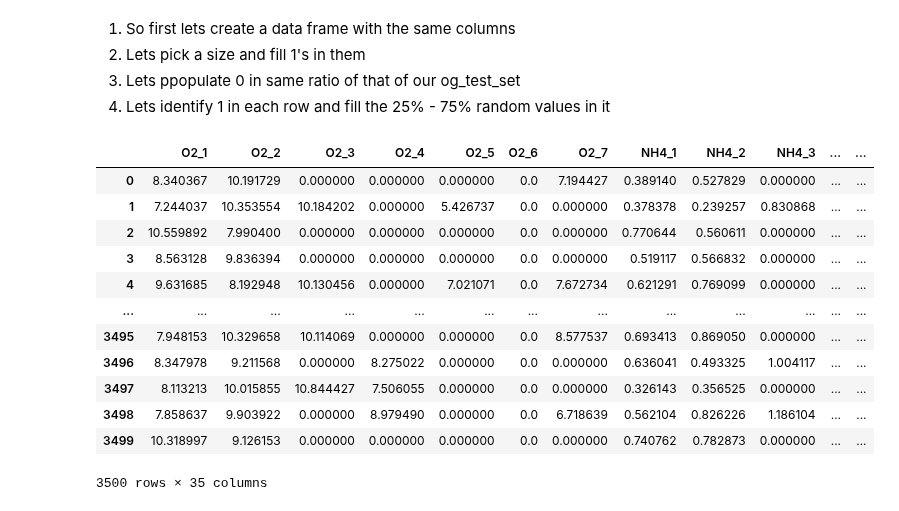
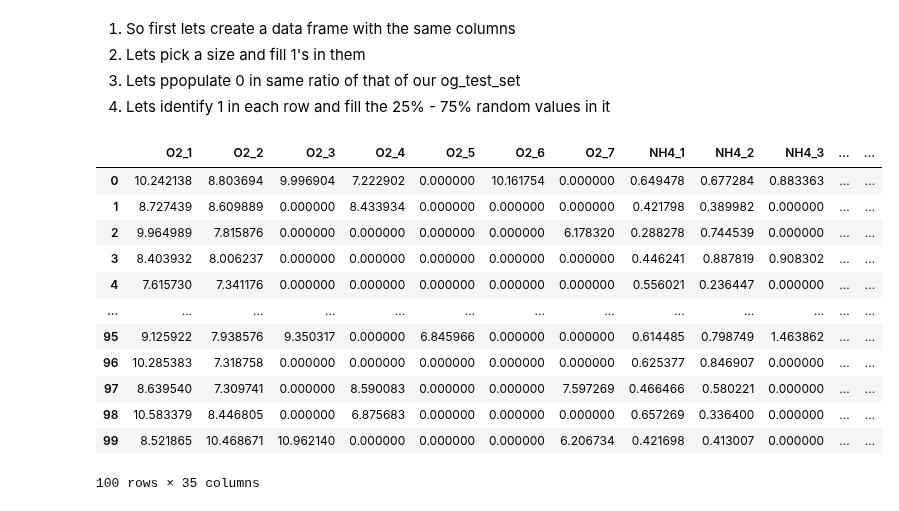
Before and after one commit to subramanya4shenoy/MachineLearningNbs, a Jupyter notebook: Kaggle/Competitions/pgs-s3e21-sub-2-ipynb.ipynb, the cells around one changed output. Cells and saved outputs as stored; diff of their text form; code cells hidden in the pictures.

```diff
--- a/Kaggle/Competitions/pgs-s3e21-sub-2-ipynb.ipynb
+++ b/Kaggle/Competitions/pgs-s3e21-sub-2-ipynb.ipynb
@@ -212,22 +212,22 @@ def recreating_training_set(size):
     train_set = fill_rest_1_with_25_75_ratio(train_set, description)
     return train_set
 # %%
-train_set = recreating_training_set(3500)
+train_set = recreating_training_set(100)
 train_set
 # %% [output]
 |  | O2_1 | O2_2 | O2_3 | O2_4 | O2_5 | O2_6 | O2_7 | NH4_1 | NH4_2 | NH4_3 | ... | ... |
-| 0 | 8.340367 | 10.191729 | 0.000000 | 0.000000 | 0.000000 | 0.0 | 7.194427 | 0.389140 | 0.527829 | 0.000000 | ... | ... |
-| 1 | 7.244037 | 10.353554 | 10.184202 | 0.000000 | 5.426737 | 0.0 | 0.000000 | 0.378378 | 0.239257 | 0.830868 | ... | ... |
-| 2 | 10.559892 | 7.990400 | 0.000000 | 0.000000 | 0.000000 | 0.0 | 0.000000 | 0.770644 | 0.560611 | 0.000000 | ... | ... |
-| 3 | 8.563128 | 9.836394 | 0.000000 | 0.000000 | 0.000000 | 0.0 | 0.000000 | 0.519117 | 0.566832 | 0.000000 | ... | ... |
-| 4 | 9.631685 | 8.192948 | 10.130456 | 0.000000 | 7.021071 | 0.0 | 7.672734 | 0.621291 | 0.769099 | 0.000000 | ... | ... |
+| 0 | 10.242138 | 8.803694 | 9.996904 | 7.222902 | 0.000000 | 10.161754 | 0.000000 | 0.649478 | 0.677284 | 0.883363 | ... | ... |
+| 1 | 8.727439 | 8.609889 | 0.000000 | 8.433934 | 0.000000 | 0.000000 | 0.000000 | 0.421798 | 0.389982 | 0.000000 | ... | ... |
+| 2 | 9.964989 | 7.815876 | 0.000000 | 0.000000 | 0.000000 | 0.000000 | 6.178320 | 0.288278 | 0.744539 | 0.000000 | ... | ... |
+| 3 | 8.403932 | 8.006237 | 0.000000 | 0.000000 | 0.000000 | 0.000000 | 0.000000 | 0.446241 | 0.887819 | 0.908302 | ... | ... |
+| 4 | 7.615730 | 7.341176 | 0.000000 | 0.000000 | 0.000000 | 0.000000 | 0.000000 | 0.556021 | 0.236447 | 0.000000 | ... | ... |
 | ... | ... | ... | ... | ... | ... | ... | ... | ... | ... | ... | ... | ... |
-| 3495 | 7.948153 | 10.329658 | 10.114069 | 0.000000 | 0.000000 | 0.0 | 8.577537 | 0.693413 | 0.869050 | 0.000000 | ... | ... |
-| 3496 | 8.347978 | 9.211568 | 0.000000 | 8.275022 | 0.000000 | 0.0 | 0.000000 | 0.636041 | 0.493325 | 1.004117 | ... | ... |
-| 3497 | 8.113213 | 10.015855 | 10.844427 | 7.506055 | 0.000000 | 0.0 | 0.000000 | 0.326143 | 0.356525 | 0.000000 | ... | ... |
-| 3498 | 7.858637 | 9.903922 | 0.000000 | 8.979490 | 0.000000 | 0.0 | 6.718639 | 0.562104 | 0.826226 | 1.186104 | ... | ... |
-| 3499 | 10.318997 | 9.126153 | 0.000000 | 0.000000 | 0.000000 | 0.0 | 0.000000 | 0.740762 | 0.782873 | 0.000000 | ... | ... |
+| 95 | 9.125922 | 7.938576 | 9.350317 | 0.000000 | 6.845966 | 0.000000 | 0.000000 | 0.614485 | 0.798749 | 1.463862 | ... | ... |
+| 96 | 10.285383 | 7.318758 | 0.000000 | 0.000000 | 0.000000 | 0.000000 | 0.000000 | 0.625377 | 0.846907 | 0.000000 | ... | ... |
+| 97 | 8.639540 | 7.309741 | 0.000000 | 8.590083 | 0.000000 | 0.000000 | 7.597269 | 0.466466 | 0.580221 | 0.000000 | ... | ... |
+| 98 | 10.583379 | 8.446805 | 0.000000 | 6.875683 | 0.000000 | 0.000000 | 0.000000 | 0.657269 | 0.336400 | 0.000000 | ... | ... |
+| 99 | 8.521865 | 10.468671 | 10.962140 | 0.000000 | 0.000000 | 0.000000 | 6.206734 | 0.421698 | 0.413007 | 0.000000 | ... | ... |
-3500 rows × 35 columns
+100 rows × 35 columns
 # %%
 # Now that we have similar data of that of og_train will try to generate targets with given model
 from sklearn.ensemble import RandomForestRegressor
```
Also changed, not shown: parts of 6 cells of this notebook.
